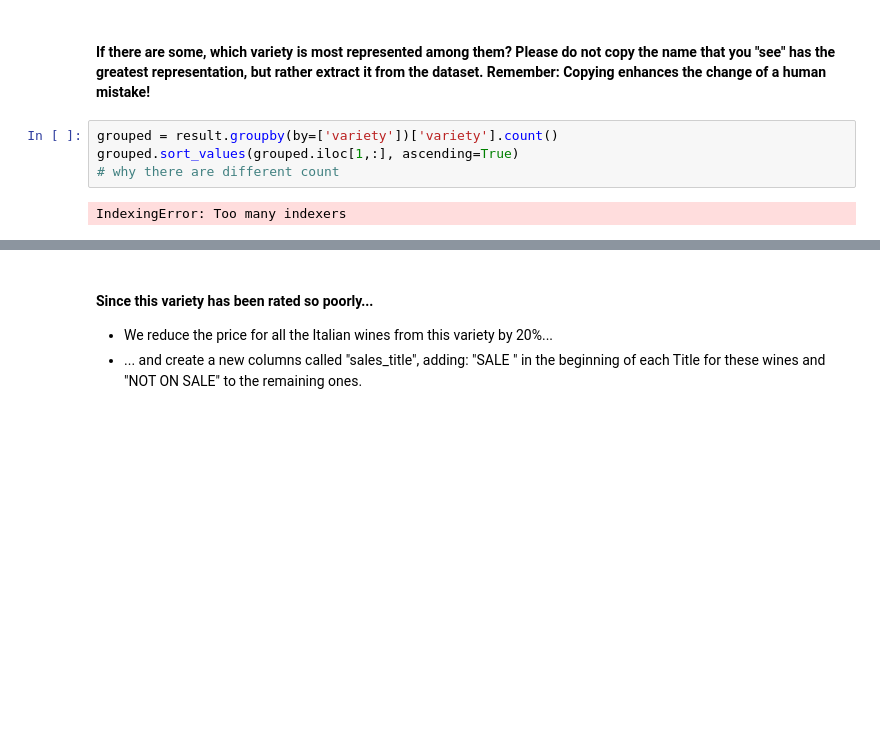
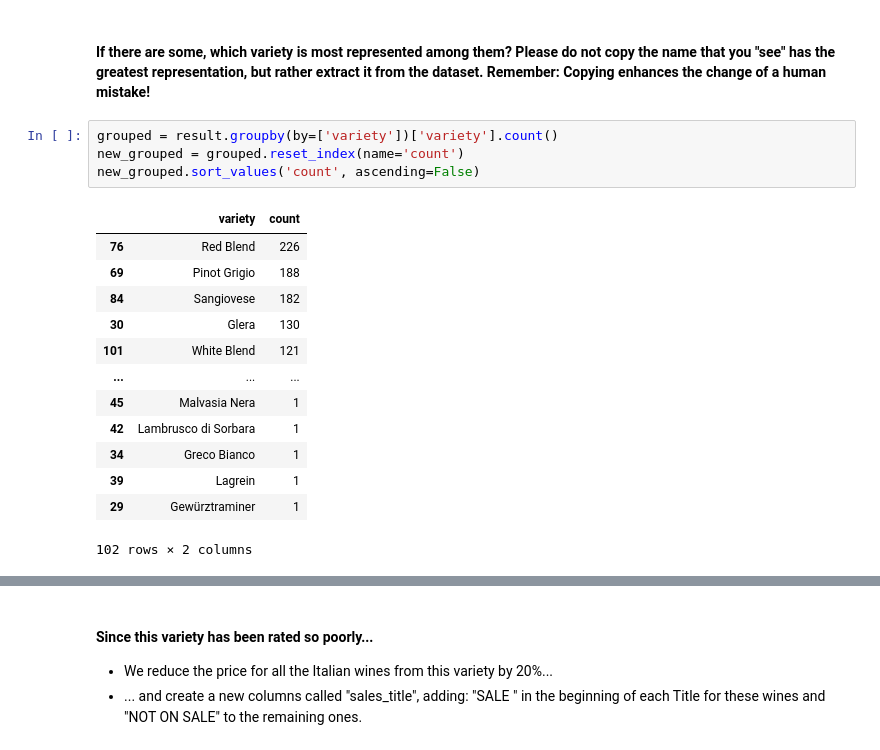
Before and after one commit to ramiejleh/ReDi_DataAnalytics_Repo, a Jupyter notebook: Homework/Phuong/Lesson 4/data-manipulation-exercises-Phuong.ipynb, the cells around one changed output, grey strips where cells are left out. Saved outputs shown, nothing was run; the diff lists cells and outputs as text; blank space fills up the shorter version.

```diff
--- a/Homework/Phuong/Lesson 4/data-manipulation-exercises-Phuong.ipynb
+++ b/Homework/Phuong/Lesson 4/data-manipulation-exercises-Phuong.ipynb
@@ -69,7 +76,19 @@ result
 #### If there are some, which variety is most represented among them? Please do not copy the name that you "see" has the greatest representation, but rather extract it from the dataset. Remember: Copying enhances the change of a human mistake!
 # %%
 grouped = result.groupby(by=['variety'])['variety'].count()
-grouped.sort_values(grouped.iloc[1,:], ascending=True)
-# why there are different count
+new_grouped = grouped.reset_index(name='count')
+new_grouped.sort_values('count', ascending=False)
 # %% [output]
+|  | variety | count |
+| 76 | Red Blend | 226 |
+| 69 | Pinot Grigio | 188 |
+| 84 | Sangiovese | 182 |
+| 30 | Glera | 130 |
+| 101 | White Blend | 121 |
+| ... | ... | ... |
+| 45 | Malvasia Nera | 1 |
+| 42 | Lambrusco di Sorbara | 1 |
+| 34 | Greco Bianco | 1 |
+| 39 | Lagrein | 1 |
+| 29 | Gewürztraminer | 1 |
-IndexingError: Too many indexers
+102 rows × 2 columns
```
Also changed, not shown: parts of 8 cells of this notebook.
